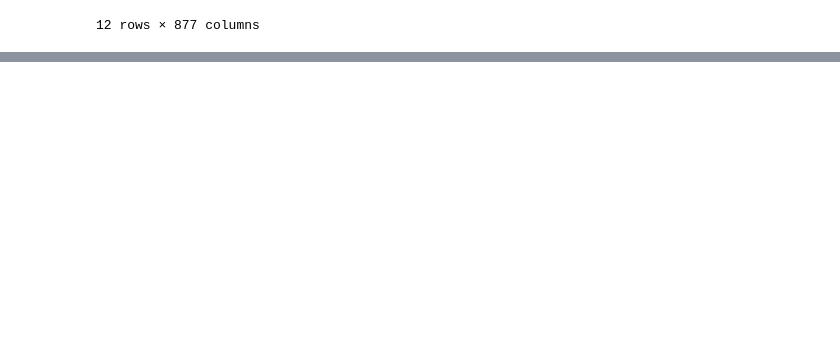
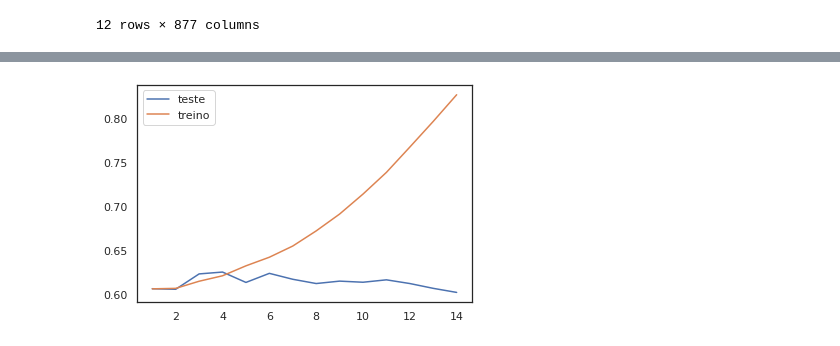
Before and after one commit to ClarisseAlvarenga/Imersao_Alura_3_edicao, a Jupyter notebook: Imersão_Dados_III_Alura_Clarisse.ipynb, the cells around one changed output, grey strips where cells are left out. Cells and saved outputs as stored; diff of their text form; code cells hidden in the pictures; blank space fills up the shorter version.

```diff
--- a/Imersão_Dados_III_Alura_Clarisse.ipynb
+++ b/Imersão_Dados_III_Alura_Clarisse.ipynb
@@ -1341,0 +1491,6 @@ https://github.com/ClarisseAlvarenga/imersao-dados-desafio-final
+# %%
+from sklearn.dummy import DummyClassifier
+modelo_dummy = DummyClassifier(strategy='most_frequent')
+modelo_dummy.fit(X_treino, y_treino)
+modelo_dummy.score(X_teste,y_teste)
+previsao_dummy = modelo_dummy.predict(X_teste)
@@ -1341,0 +1521,6 @@ https://github.com/ClarisseAlvarenga/imersao-dados-desafio-final
+# %%
+modelo_dtc = DecisionTreeClassifier(max_depth=3)
+# %%
+modelo_dtc.fit(X_treino,y_treino)
+previsao_dtc = modelo_dtc.predict(X_teste)
+accuracy_score(y_teste,previsao_dtc)
@@ -1341,0 +1542,9 @@ https://github.com/ClarisseAlvarenga/imersao-dados-desafio-final
+# %%
+teste = []
+treino = []
+
+for i in range(1,15):
+  modelo_arvore = DecisionTreeClassifier(max_depth=i)
+  modelo_arvore.fit(X_treino, y_treino)
+  teste.append(modelo_arvore.score(X_teste,y_teste))
+  treino.append(modelo_arvore.score(X_treino,y_treino))
@@ -1341,0 +1585,5 @@ https://github.com/ClarisseAlvarenga/imersao-dados-desafio-final
+# %%
+sns.lineplot(x=range(1,15), y=teste, label='teste')
+sns.lineplot(x=range(1,15), y=treino, label='treino');
+# %% [output]
+[figure, added]
```
Also changed, not shown: parts of 48 cells of this notebook.
